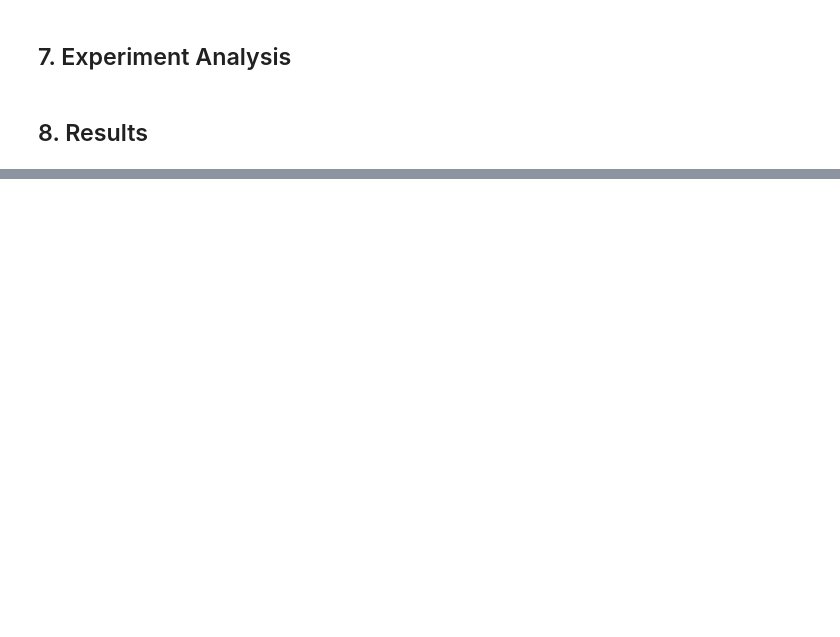
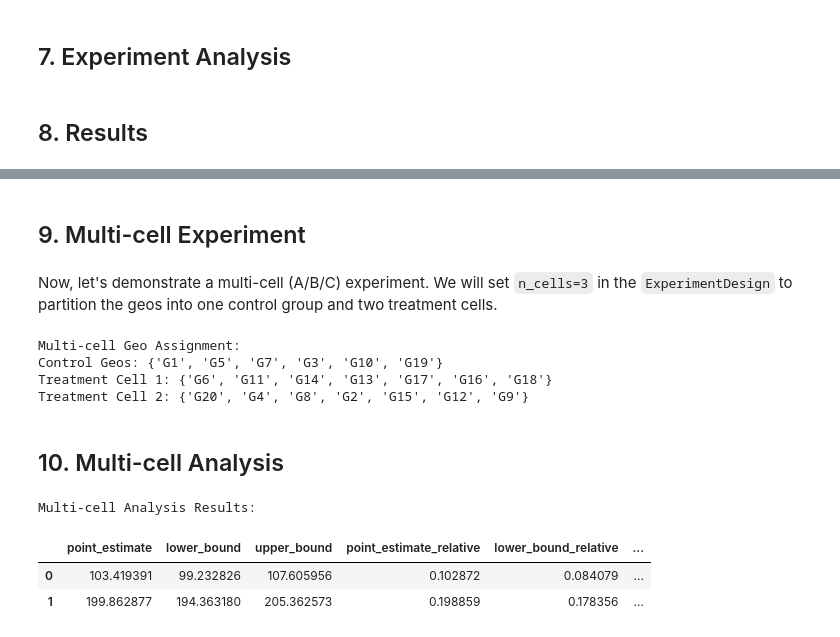
Before and after one commit to google-marketing-solutions/geoflex, a Jupyter notebook: notebooks/synthetic_controls_test.ipynb, the cells around one changed output, grey strips where cells are left out. Cells and saved outputs as stored; diff of their text form; code cells hidden in the pictures; blank space fills up the shorter version.

Commit message:
Added multicell functionality to the synthetic controls module
Change-Id: I55f20a7898368117c13a4893a3423d3858259f5e

```diff
--- a/notebooks/synthetic_controls_test.ipynb
+++ b/notebooks/synthetic_controls_test.ipynb
@@ -196,0 +199,55 @@ Analysis Results:
+# %% [markdown]
+## 9. Multi-cell Experiment
+# %% [markdown]
+Now, let's demonstrate a multi-cell (A/B/C) experiment. We will set `n_cells=3` in the `ExperimentDesign` to partition the geos into one control group and two treatment cells.
+# %%
+multicell_experiment_design = ExperimentDesign(
+    primary_metric=Metric(name='sales'),
+    methodology='SyntheticControls',
+    runtime_weeks=4,
+    n_cells=3,  # A/B/C test
+    methodology_parameters={"min_treatment_geos": 2, "num_iterations": 100}
+)
+
+multicell_geo_assignment, _ = sc_method._methodology_assign_geos(
+    experiment_design=multicell_experiment_design,
+    historical_data=pretest_geo_data
+)
+multicell_experiment_design.geo_assignment = multicell_geo_assignment
+
+print("Multi-cell Geo Assignment:")
+print(f"Control Geos: {multicell_geo_assignment.control}")
+for i, treatment_cell in enumerate(multicell_geo_assignment.treatment):
+    print(f"Treatment Cell {i+1}: {treatment_cell}")
+# %% [output]
+Multi-cell Geo Assignment:
+Control Geos: {'G1', 'G5', 'G7', 'G3', 'G10', 'G19'}
+Treatment Cell 1: {'G6', 'G11', 'G14', 'G13', 'G17', 'G16', 'G18'}
+Treatment Cell 2: {'G20', 'G4', 'G8', 'G2', 'G15', 'G12', 'G9'}
+# %% [markdown]
+## 10. Multi-cell Analysis
+# %%
+multicell_post_experiment_df = generate_post_experiment_data(
+    N_GEOS, N_DAYS_POST, TREATMENT_START_DATE, {0: 1.1, 1: 1.2}, multicell_geo_assignment
+    )
+
+multicell_runtime_df = pd.concat([pre_experiment_df, multicell_post_experiment_df])
+multicell_runtime_geo_data = GeoPerformanceDataset(
+    data=multicell_runtime_df, geo_id_column='geo_id', date_column='date'
+    )
+
+multicell_results_df, _ = sc_method._methodology_analyze_experiment(
+    runtime_data=multicell_runtime_geo_data,
+    experiment_design=multicell_experiment_design,
+    experiment_start_date=TREATMENT_START_DATE,
+    experiment_end_date=experiment_end_date,
+    pretest_period_end_date=pretest_end_date,
+)
+
+print("Multi-cell Analysis Results:")
+multicell_results_df
+# %% [output]
+Multi-cell Analysis Results:
+|  | point_estimate | lower_bound | upper_bound | point_estimate_relative | lower_bound_relative | ... |
+| 0 | 103.419391 | 99.232826 | 107.605956 | 0.102872 | 0.084079 | ... |
+| 1 | 199.862877 | 194.363180 | 205.362573 | 0.198859 | 0.178356 | ... |
```
Also changed, not shown: parts of 8 cells of this notebook, 2 other files.
